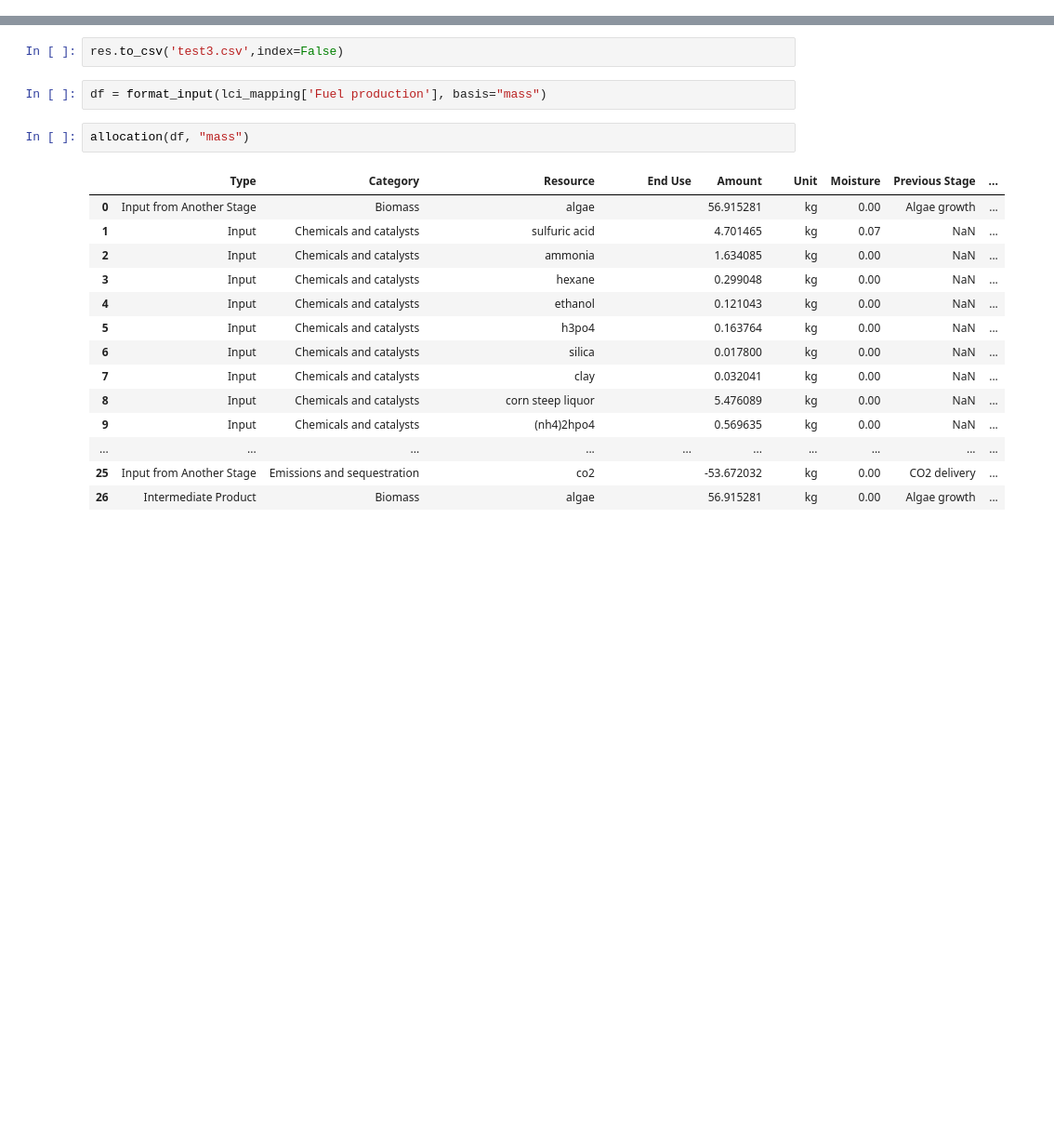
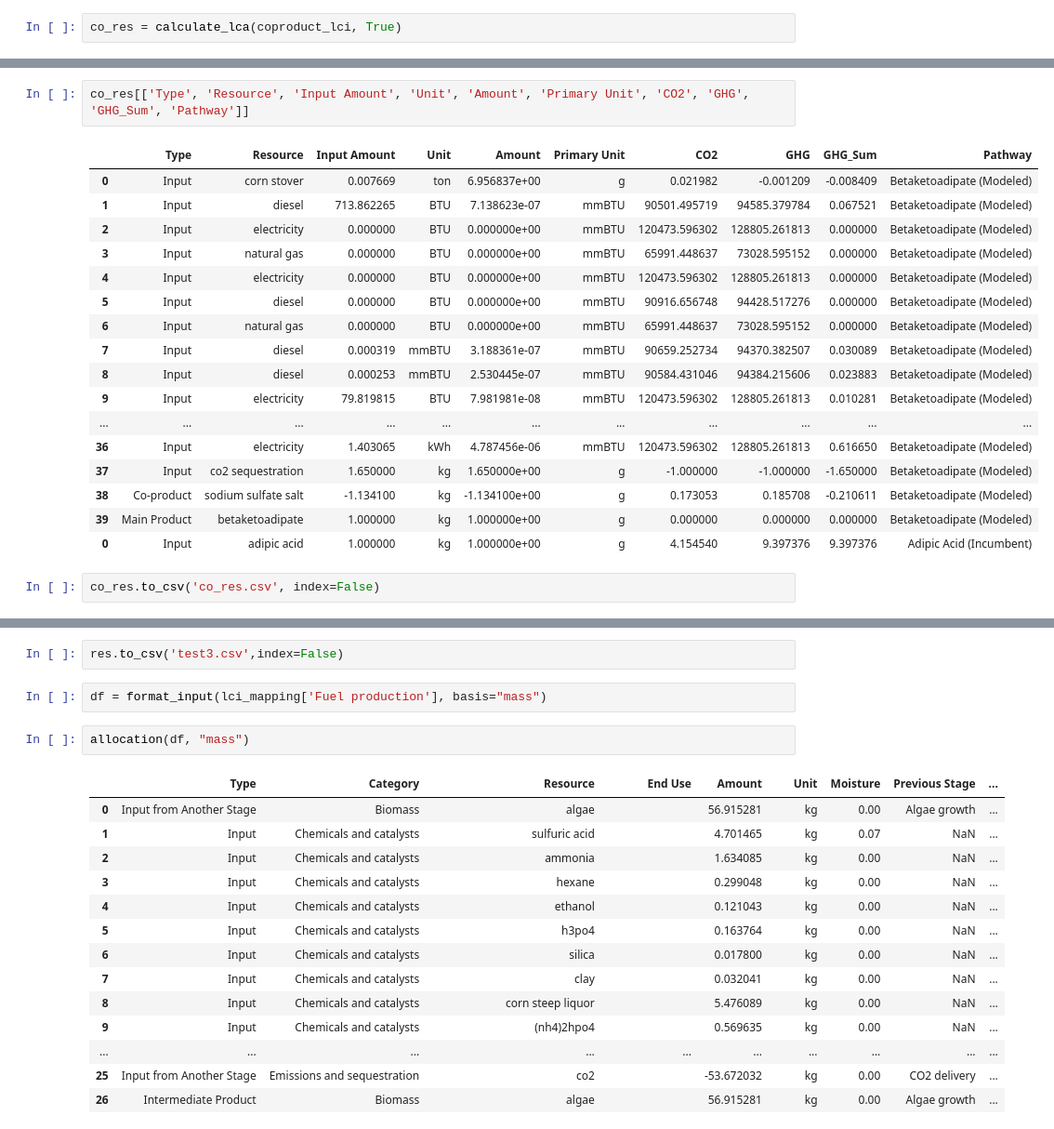
Before and after one commit to olw0905/Interactive-SCSA_Dash, a Jupyter notebook: Untitled2.ipynb, the cells around one changed output, grey strips where cells are left out. Shown at 93% size. Cells and saved outputs as stored; diff of their text form; blank space fills up the shorter version.

```diff
--- a/Untitled2.ipynb
+++ b/Untitled2.ipynb
@@ -59,0 +131,2 @@ if coproduct_return is not None:
+# %%
+co_res = calculate_lca(coproduct_lci, True)
@@ -60,2 +157,24 @@ if coproduct_return is not None:
+# %%
+co_res[['Type', 'Resource', 'Input Amount', 'Unit', 'Amount', 'Primary Unit', 'CO2', 'GHG', 'GHG_Sum', 'Pathway']]
+# %% [output]
+|  | Type | Resource | Input Amount | Unit | Amount | Primary Unit | CO2 | GHG | GHG_Sum | Pathway |
+| 0 | Input | corn stover | 0.007669 | ton | 6.956837e+00 | g | 0.021982 | -0.001209 | -0.008409 | Betaketoadipate (Modeled) |
+| 1 | Input | diesel | 713.862265 | BTU | 7.138623e-07 | mmBTU | 90501.495719 | 94585.379784 | 0.067521 | Betaketoadipate (Modeled) |
+| 2 | Input | electricity | 0.000000 | BTU | 0.000000e+00 | mmBTU | 120473.596302 | 128805.261813 | 0.000000 | Betaketoadipate (Modeled) |
+| 3 | Input | natural gas | 0.000000 | BTU | 0.000000e+00 | mmBTU | 65991.448637 | 73028.595152 | 0.000000 | Betaketoadipate (Modeled) |
+| 4 | Input | electricity | 0.000000 | BTU | 0.000000e+00 | mmBTU | 120473.596302 | 128805.261813 | 0.000000 | Betaketoadipate (Modeled) |
+| 5 | Input | diesel | 0.000000 | BTU | 0.000000e+00 | mmBTU | 90916.656748 | 94428.517276 | 0.000000 | Betaketoadipate (Modeled) |
+| 6 | Input | natural gas | 0.000000 | BTU | 0.000000e+00 | mmBTU | 65991.448637 | 73028.595152 | 0.000000 | Betaketoadipate (Modeled) |
+| 7 | Input | diesel | 0.000319 | mmBTU | 3.188361e-07 | mmBTU | 90659.252734 | 94370.382507 | 0.030089 | Betaketoadipate (Modeled) |
+| 8 | Input | diesel | 0.000253 | mmBTU | 2.530445e-07 | mmBTU | 90584.431046 | 94384.215606 | 0.023883 | Betaketoadipate (Modeled) |
+| 9 | Input | electricity | 79.819815 | BTU | 7.981981e-08 | mmBTU | 120473.596302 | 128805.261813 | 0.010281 | Betaketoadipate (Modeled) |
+| ... | ... | ... | ... | ... | ... | ... | ... | ... | ... | ... |
+| 36 | Input | electricity | 1.403065 | kWh | 4.787456e-06 | mmBTU | 120473.596302 | 128805.261813 | 0.616650 | Betaketoadipate (Modeled) |
+| 37 | Input | co2 sequestration | 1.650000 | kg | 1.650000e+00 | g | -1.000000 | -1.000000 | -1.650000 | Betaketoadipate (Modeled) |
+| 38 | Co-product | sodium sulfate salt | -1.134100 | kg | -1.134100e+00 | g | 0.173053 | 0.185708 | -0.210611 | Betaketoadipate (Modeled) |
+| 39 | Main Product | betaketoadipate | 1.000000 | kg | 1.000000e+00 | g | 0.000000 | 0.000000 | 0.000000 | Betaketoadipate (Modeled) |
+| 0 | Input | adipic acid | 1.000000 | kg | 1.000000e+00 | g | 4.154540 | 9.397376 | 9.397376 | Adipic Acid (Incumbent) |
+# %%
+co_res.to_csv('co_res.csv', index=False)
 # %%
 overall_lci
```
Also changed, not shown: parts of 37 cells of this notebook, 4 other files.
